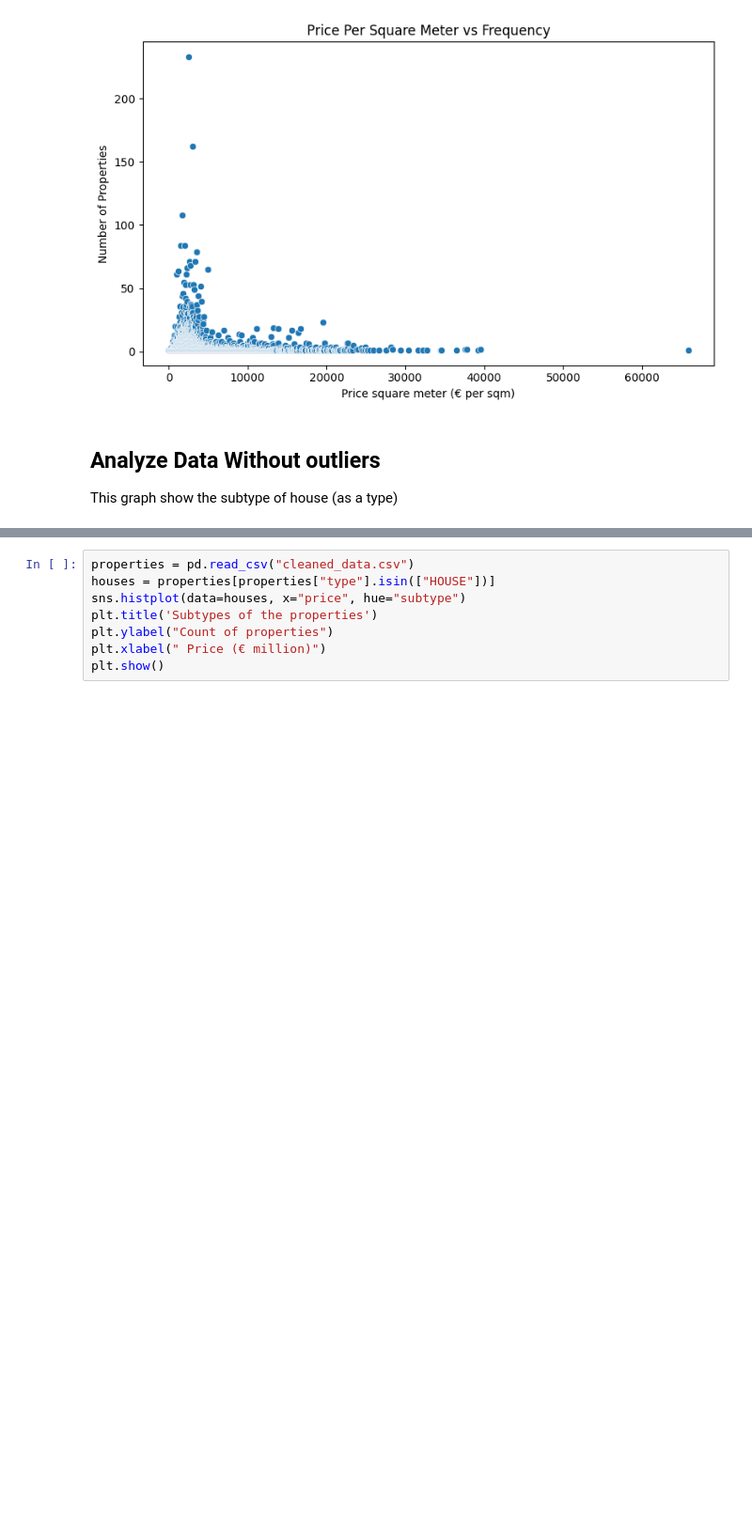
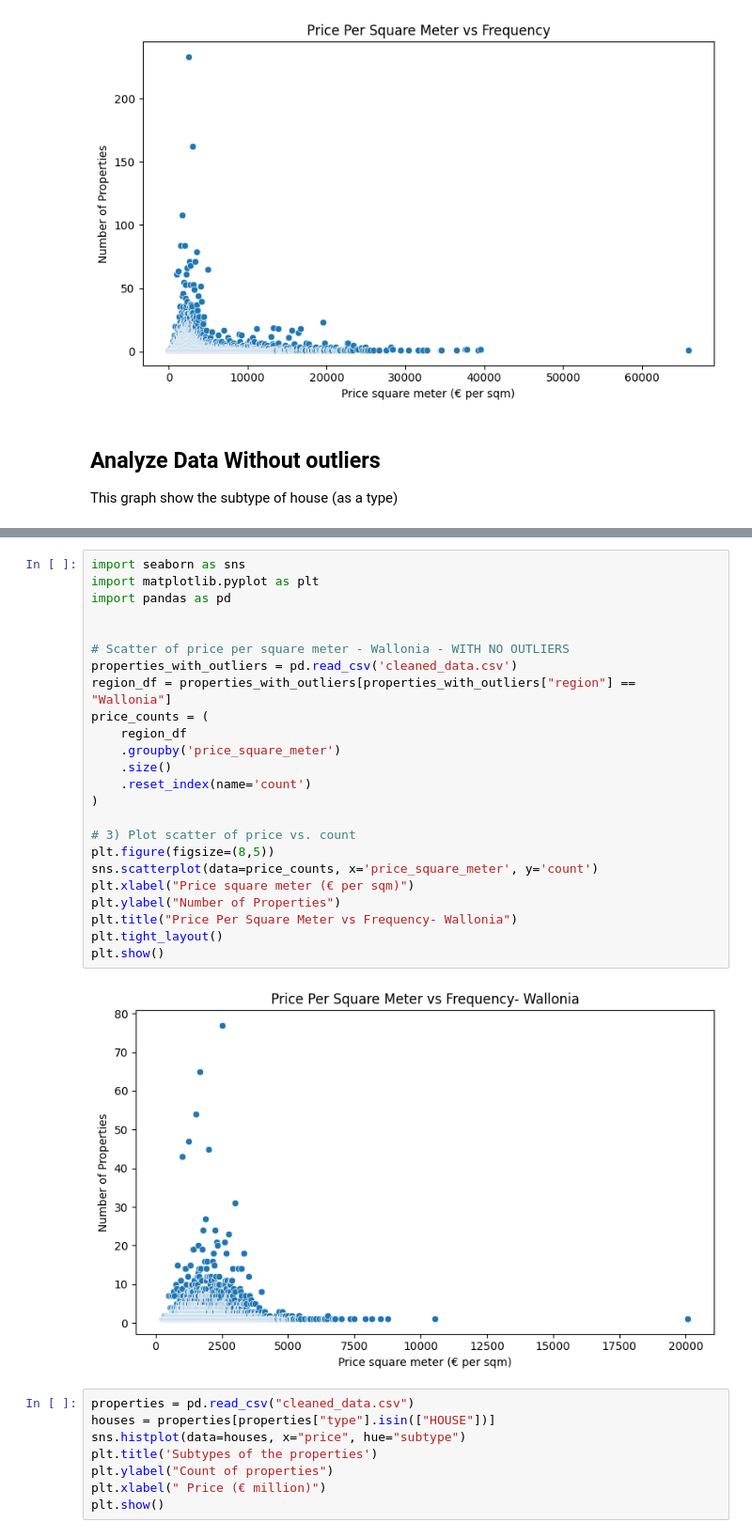
Before and after one commit to fhaulot/Immo-Eliza-data-analysis, a Jupyter notebook: final_visuals_notebook.ipynb, the cells around one changed output, grey strips where cells are left out. Shown: that part at 94% size. Drawn from its saved outputs; the diff is of its cells as text; blank space fills up the shorter version.

```diff
--- a/final_visuals_notebook.ipynb
+++ b/final_visuals_notebook.ipynb
@@ -41,3 +117,29 @@ This graph show the subtype of house (as a type)
+# %%
+import seaborn as sns
+import matplotlib.pyplot as plt
+import pandas as pd
+
+
+# Scatter of price per square meter - Wallonia - WITH NO OUTLIERS
+properties_with_outliers = pd.read_csv('cleaned_data.csv')
+region_df = properties_with_outliers[properties_with_outliers["region"] == "Wallonia"]
+price_counts = (
+    region_df
+    .groupby('price_square_meter')
+    .size()
+    .reset_index(name='count')
+)
+
+# 3) Plot scatter of price vs. count
+plt.figure(figsize=(8,5))
+sns.scatterplot(data=price_counts, x='price_square_meter', y='count')
+plt.xlabel("Price square meter (€ per sqm)")
+plt.ylabel("Number of Properties")
+plt.title("Price Per Square Meter vs Frequency- Wallonia")
+plt.tight_layout()
+plt.show()
+# %% [output]
+[figure, added]
 # %%
 properties = pd.read_csv("cleaned_data.csv")
 houses = properties[properties["type"].isin(["HOUSE"])]
```
Also changed, not shown: parts of 3 cells of this notebook, 2 other files.
